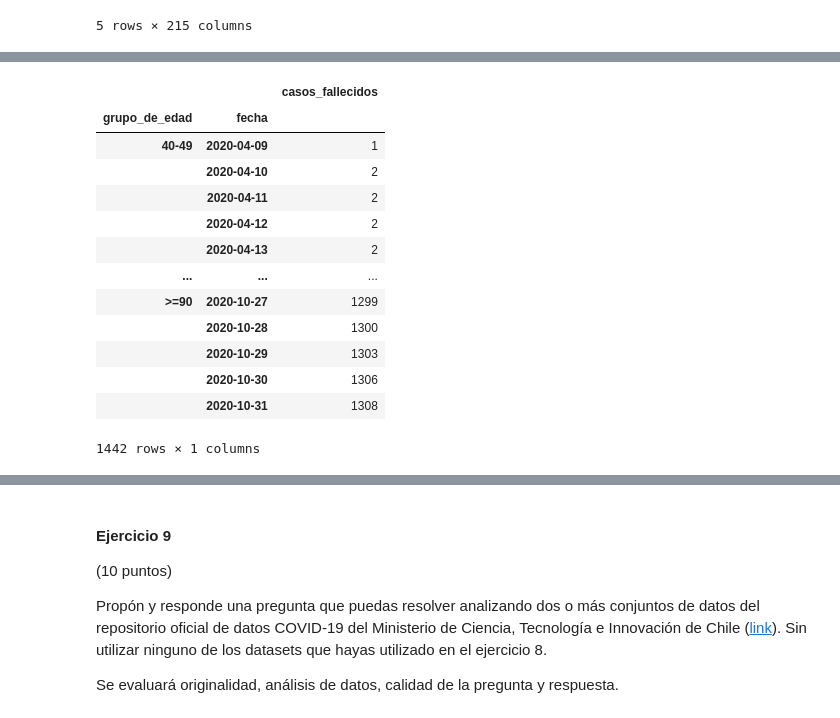
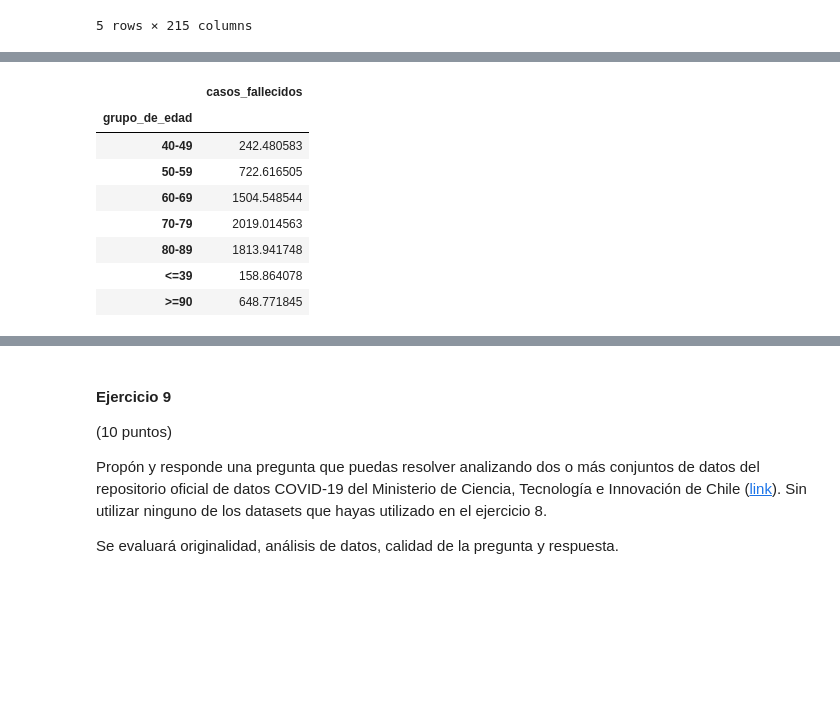
Before and after one commit to Amandaa-S/mat281_portfolio, a Jupyter notebook: homeworks/hwk01.ipynb, the cells around one changed output, grey strips where cells are left out. Saved outputs shown, nothing was run; the diff lists cells and outputs as text; code cells hidden in the pictures; blank space fills up the shorter version.

```diff
--- a/homeworks/hwk01.ipynb
+++ b/homeworks/hwk01.ipynb
@@ -595,26 +585,17 @@ covid_fallecido.head(10)
 # %%
 covid_fallecido_melt= ( covid_fallecido.melt(id_vars=["grupo_de_edad"],var_name="fecha",value_name="casos_fallecidos")
                   .fillna({'casos_fallecidos':0}).assign(fecha= lambda x: pd.to_datetime(x["fecha"],format='%Y-%m-%d'))
-                .groupby(["grupo_de_edad","fecha"]).agg(lambda x: x.mean())
-                #.assign(casos_nuevos= lambda s: s.groupby("grupo_de_edad")["casos_fallecidos"].diff()).fillna(0)
-                    #.groupby(["grupo_de_edad","fecha"]).apply(lambda x: x["casos_nuevos"].mean())
-                       #.to_frame(name= "promedio_casos_nuevos")
+                .groupby(["grupo_de_edad"])[["casos_fallecidos"]].agg(lambda x: x.mean())
 
 )
-#covid_fallecido_melt.loc[lambda x : x["grupo_de_edad"]=="<=39"]
 covid_fallecido_melt
 # %% [output]
-|  |  | casos_fallecidos |
-| grupo_de_edad | fecha |  |
-| 40-49 | 2020-04-09 | 1 |
-|  | 2020-04-10 | 2 |
-|  | 2020-04-11 | 2 |
-|  | 2020-04-12 | 2 |
-|  | 2020-04-13 | 2 |
-| ... | ... | ... |
-| >=90 | 2020-10-27 | 1299 |
-|  | 2020-10-28 | 1300 |
-|  | 2020-10-29 | 1303 |
-|  | 2020-10-30 | 1306 |
-|  | 2020-10-31 | 1308 |
+|  | casos_fallecidos |
+| grupo_de_edad |  |
+| 40-49 | 242.480583 |
+| 50-59 | 722.616505 |
+| 60-69 | 1504.548544 |
+| 70-79 | 2019.014563 |
+| 80-89 | 1813.941748 |
+| <=39 | 158.864078 |
+| >=90 | 648.771845 |
-1442 rows × 1 columns
```
Also changed, not shown: parts of 13 cells of this notebook.
